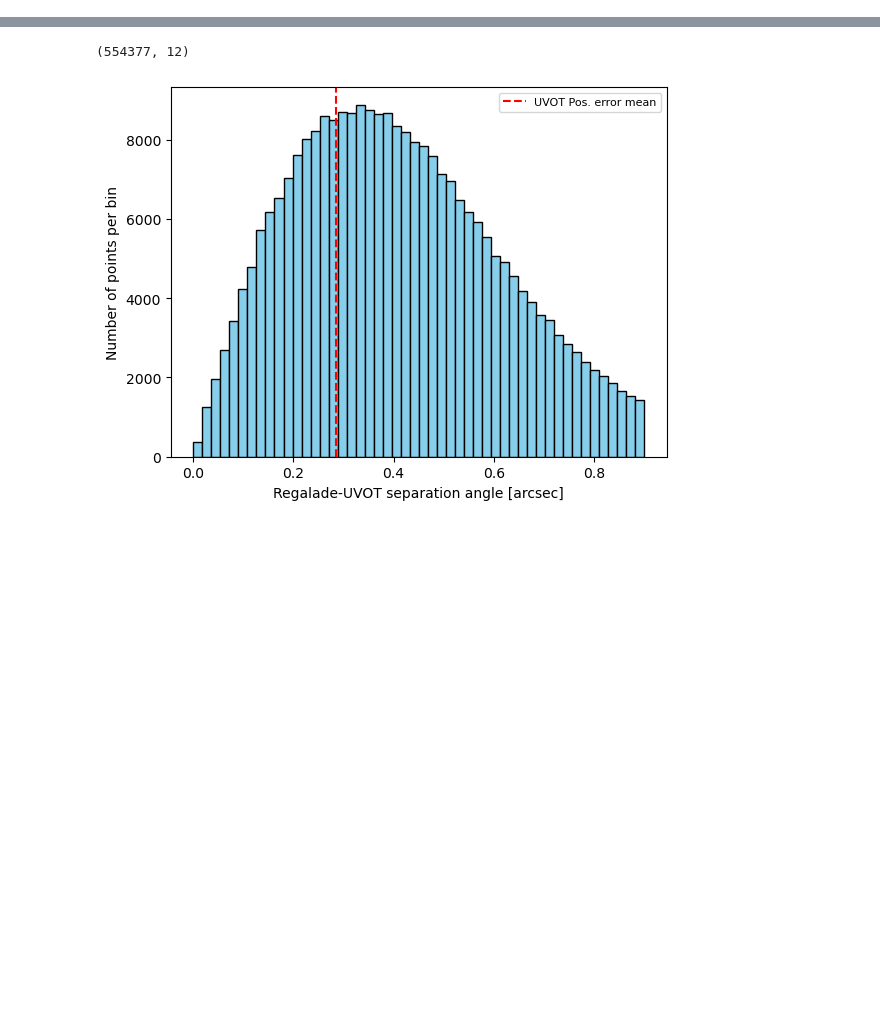
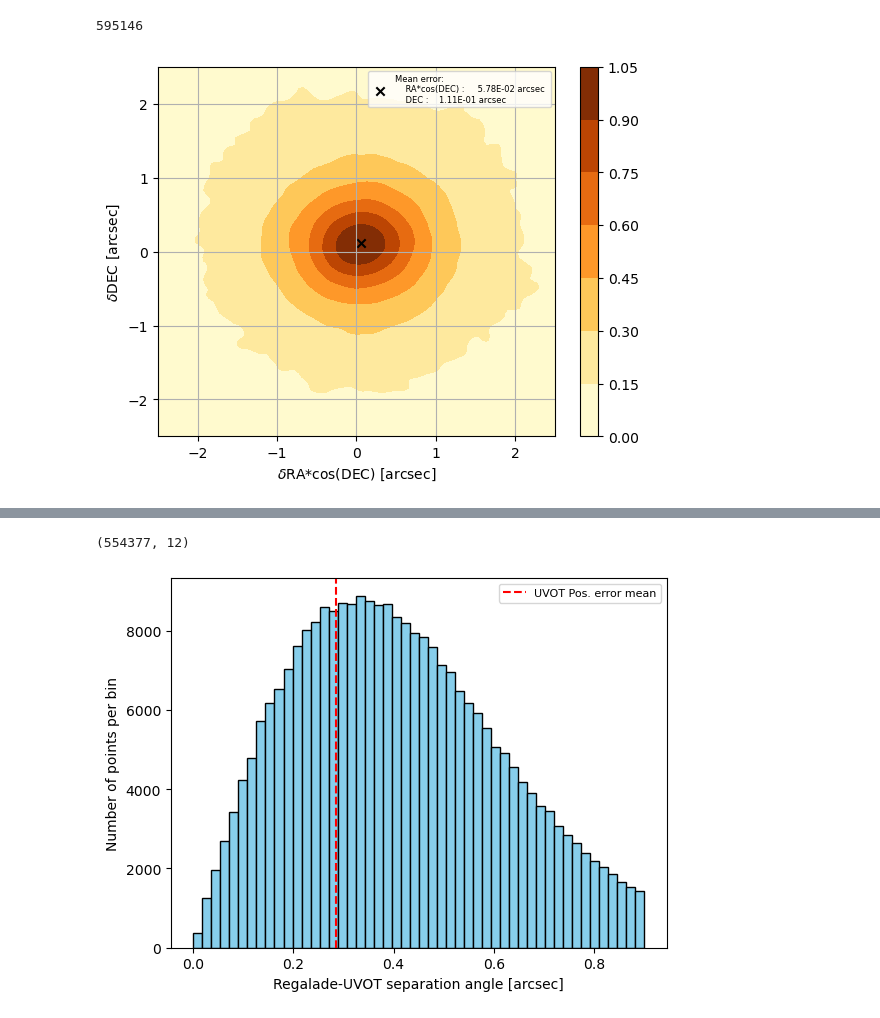
Before and after one commit to JulienValteau/TFM_TDE_Detection, a Jupyter notebook: UV_database_creation_pipeline/3- generate_aggregate_source_DB.ipynb, the cells around one changed output, grey strips where cells are left out. Saved outputs shown, nothing was run; the diff lists cells and outputs as text; code cells hidden in the pictures; blank space fills up the shorter version.

```diff
--- a/UV_database_creation_pipeline/3- generate_aggregate_source_DB.ipynb
+++ b/UV_database_creation_pipeline/3- generate_aggregate_source_DB.ipynb
@@ -20 +20,27 @@ df.head()
+# %%
+df.shape[0]
+# %% [output]
+595146
+# %%
+from scipy.stats import gaussian_kde
+fig, ax =plt.subplots()
+delta_ra_mean = np.mean(3600*(df['RA_OM']-df['RA_UVOT'])*np.cos(np.deg2rad(df['DEC_OM'])))
+delta_dec_mean = np.mean(3600*(df['DEC_OM']-df['DEC_UVOT']))
+#ax.scatter((df['RA_1']-df['RA_2'])*np.cos(np.deg2rad(df['DEC_1']))*3600,(df['DEC_1']-df['DEC_2'])*3600,color='C0',marker='x')
+data = np.vstack([(df['RA_OM']-df['RA_UVOT'])*np.cos(np.deg2rad(df['DEC_OM']))*3600,(df['DEC_OM']-df['DEC_UVOT'])*3600])
+kde = gaussian_kde(data)
+grid_x, grid_y = np.mgrid[-2.5:2.5:100j, -2.5:2.5:100j]
+grid_coords = np.vstack([grid_x.ravel(), grid_y.ravel()])
+z = kde(grid_coords).reshape(100, 100)**(1/3)
+contour1 = ax.contourf(grid_x, grid_y, z, cmap='YlOrBr')
+cbar = plt.colorbar(contour1, ax=ax)
+ax.scatter(delta_ra_mean,delta_dec_mean,color='black',marker='x',
+           label="Mean error: \n    RA*cos(DEC) :     " +"{:.2E}".format(delta_ra_mean)+ " arcsec \n    DEC :    " + "{:.2E}".format(delta_dec_mean) + " arcsec")
+ax.set_xlabel("$\delta$"+"RA*cos(DEC) [arcsec]")
+ax.set_ylabel("$\delta$" +"DEC [arcsec]")
+plt.legend(loc='upper right',prop={'size': 6})
+plt.grid()
+fig.savefig(roots_tfm + '/Swift-UVOT/Match_OM/deviation_UVOT_OM.png',dpi=1200)
+# %% [output]
+[figure, added]
 # %%
```
Also changed, not shown: parts of 17 cells of this notebook, 4 other files.
